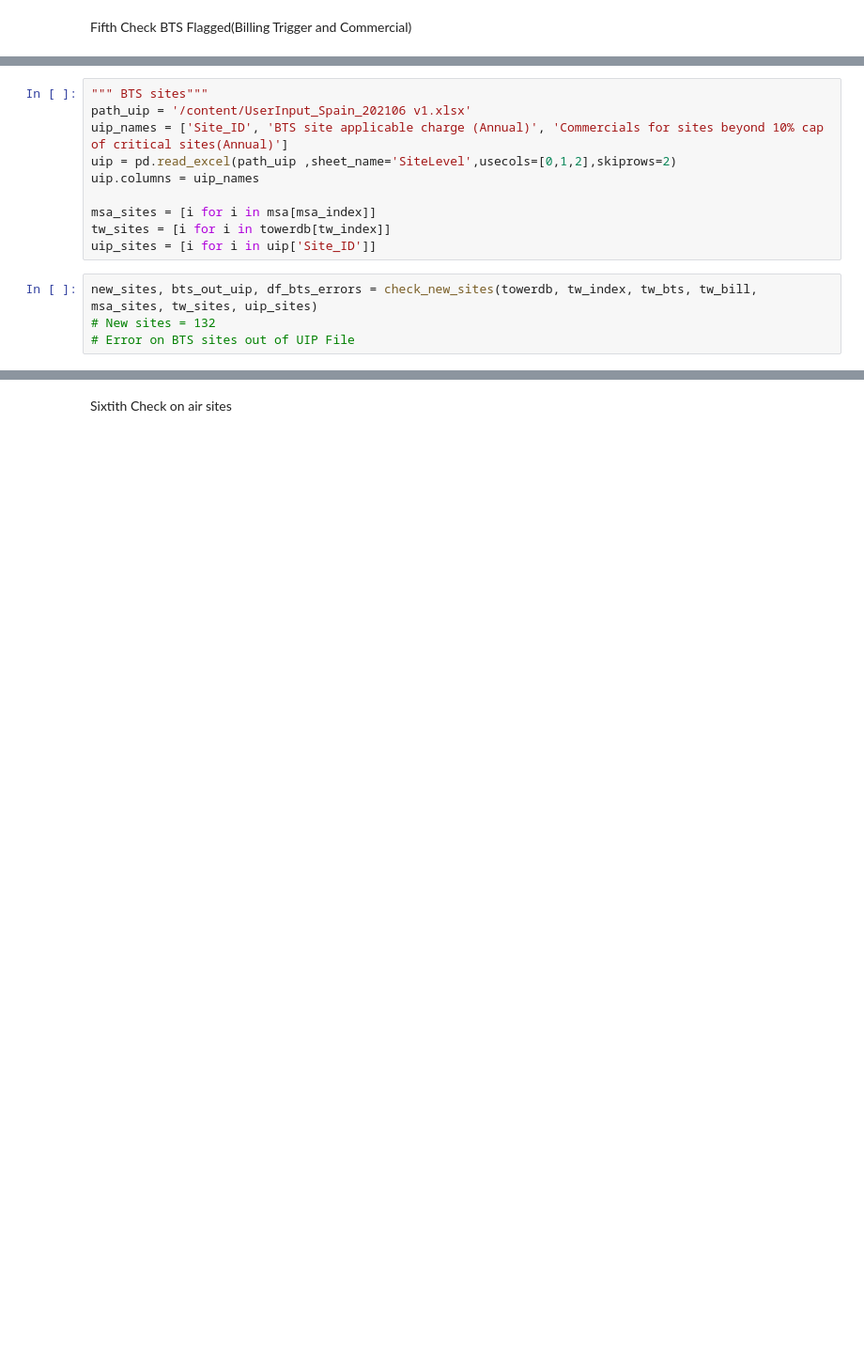
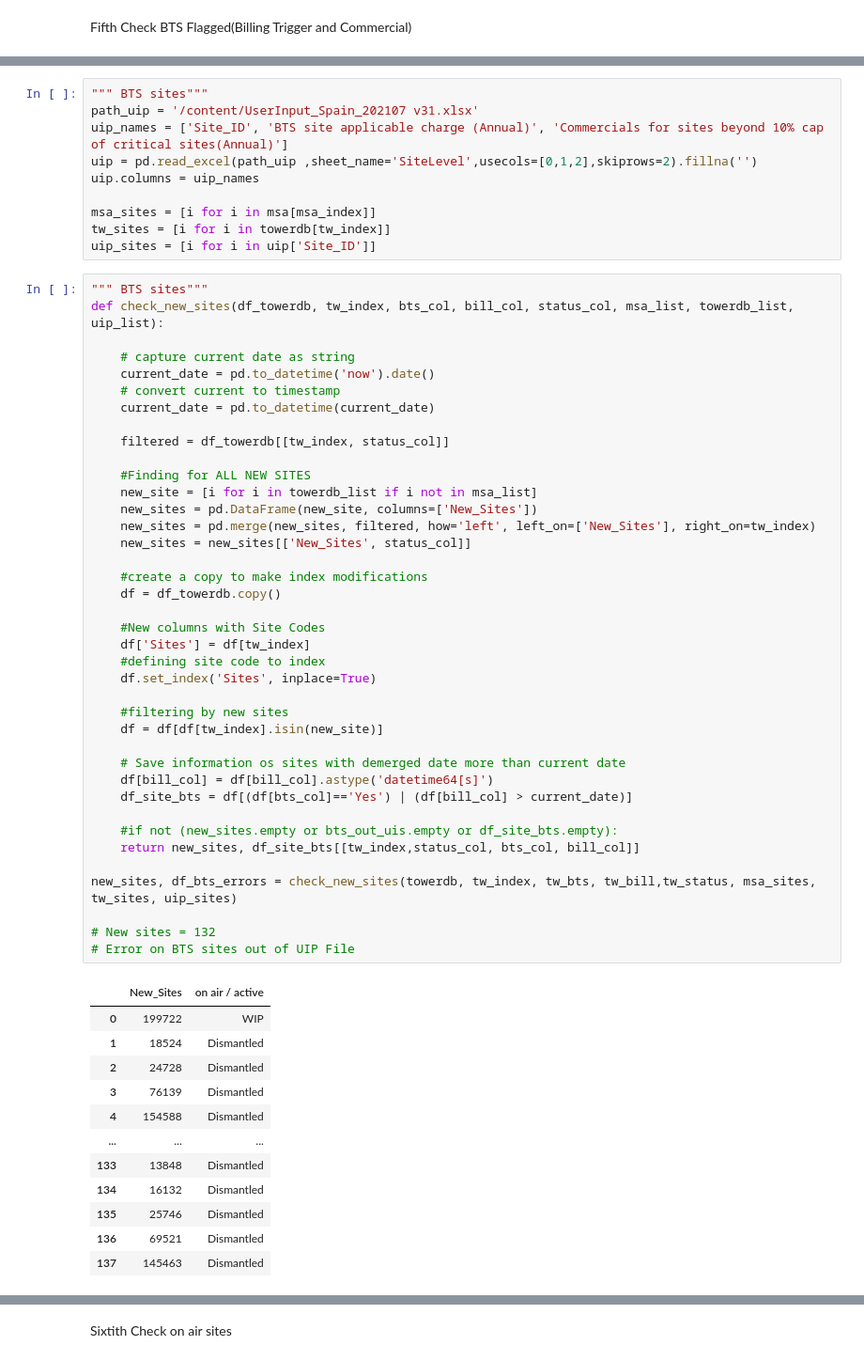
Before and after one commit to emerenan/xlsx_validation, a Jupyter notebook: es_validation.ipynb, the cells around one changed output, grey strips where cells are left out. Shown at 94% size. Saved outputs shown, nothing was run; the diff lists cells and outputs as text; blank space fills up the shorter version.

```diff
--- a/es_validation.ipynb
+++ b/es_validation.ipynb
@@ -1207,14 +1425,62 @@ df_bts_flagged = check_tw_bill_doer(towerdb, tw_index,tw_bill, tw_bts, status, '
 # %%
 """ BTS sites"""
-path_uip = '/content/UserInput_Spain_202106 v1.xlsx'
+path_uip = '/content/UserInput_Spain_202107 v31.xlsx'
 uip_names = ['Site_ID', 'BTS site applicable charge (Annual)', 'Commercials for sites beyond 10% cap of critical sites(Annual)']
-uip = pd.read_excel(path_uip ,sheet_name='SiteLevel',usecols=[0,1,2],skiprows=2)
+uip = pd.read_excel(path_uip ,sheet_name='SiteLevel',usecols=[0,1,2],skiprows=2).fillna('')
 uip.columns = uip_names
 
 msa_sites = [i for i in msa[msa_index]]
 tw_sites = [i for i in towerdb[tw_index]]
 uip_sites = [i for i in uip['Site_ID']]
-# %%
-new_sites, bts_out_uip, df_bts_errors = check_new_sites(towerdb, tw_index, tw_bts, tw_bill, msa_sites, tw_sites, uip_sites)
-# New sites = 132
-# Error on BTS sites out of UIP File
+# %%
+""" BTS sites"""
+def check_new_sites(df_towerdb, tw_index, bts_col, bill_col, status_col, msa_list, towerdb_list, uip_list):
+
+    # capture current date as string
+    current_date = pd.to_datetime('now').date()
+    # convert current to timestamp
+    current_date = pd.to_datetime(current_date)
+
+    filtered = df_towerdb[[tw_index, status_col]]
+
+    #Finding for ALL NEW SITES
+    new_site = [i for i in towerdb_list if i not in msa_list]
+    new_sites = pd.DataFrame(new_site, columns=['New_Sites'])
+    new_sites = pd.merge(new_sites, filtered, how='left', left_on=['New_Sites'], right_on=tw_index)
+    new_sites = new_sites[['New_Sites', status_col]]
+
+    #create a copy to make index modifications
+    df = df_towerdb.copy()
+
+    #New columns with Site Codes
+    df['Sites'] = df[tw_index]
+    #defining site code to index
+    df.set_index('Sites', inplace=True)
+
+    #filtering by new sites
+    df = df[df[tw_index].isin(new_site)]
+
+    # Save information os sites with demerged date more than current date
+    df[bill_col] = df[bill_col].astype('datetime64[s]')
+    df_site_bts = df[(df[bts_col]=='Yes') | (df[bill_col] > current_date)]
+
+    #if not (new_sites.empty or bts_out_uis.empty or df_site_bts.empty):
+    return new_sites, df_site_bts[[tw_index,status_col, bts_col, bill_col]]
+
+new_sites, df_bts_errors = check_new_sites(towerdb, tw_index, tw_bts, tw_bill,tw_status, msa_sites, tw_sites, uip_sites)
+
+# New sites = 132
+# Error on BTS sites out of UIP File
+# %% [output]
+|  | New_Sites | on air / active |
+| 0 | 199722 | WIP |
+| 1 | 18524 | Dismantled |
+| 2 | 24728 | Dismantled |
+| 3 | 76139 | Dismantled |
+| 4 | 154588 | Dismantled |
+| ... | ... | ... |
+| 133 | 13848 | Dismantled |
+| 134 | 16132 | Dismantled |
+| 135 | 25746 | Dismantled |
+| 136 | 69521 | Dismantled |
+| 137 | 145463 | Dismantled |
```
Also changed, not shown: parts of 55 cells of this notebook.
